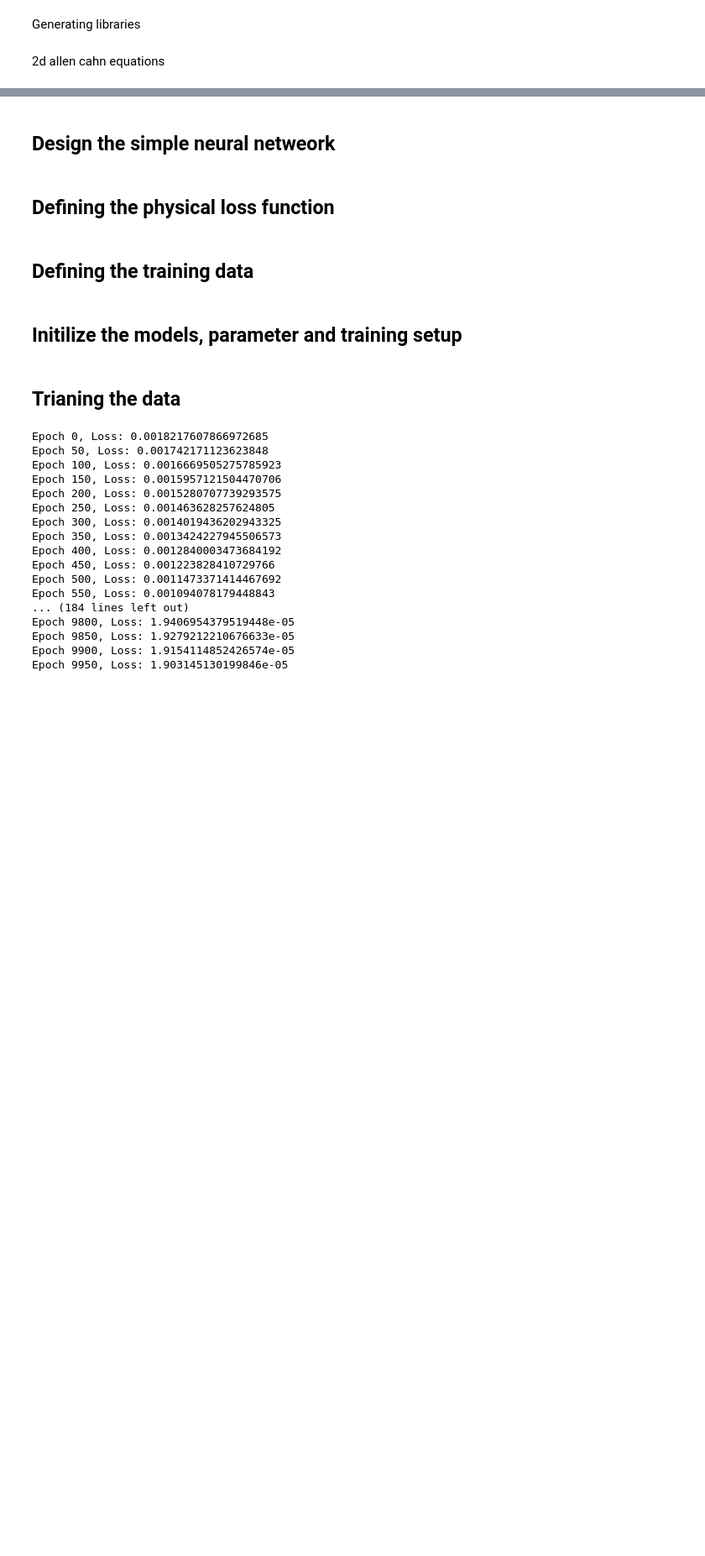
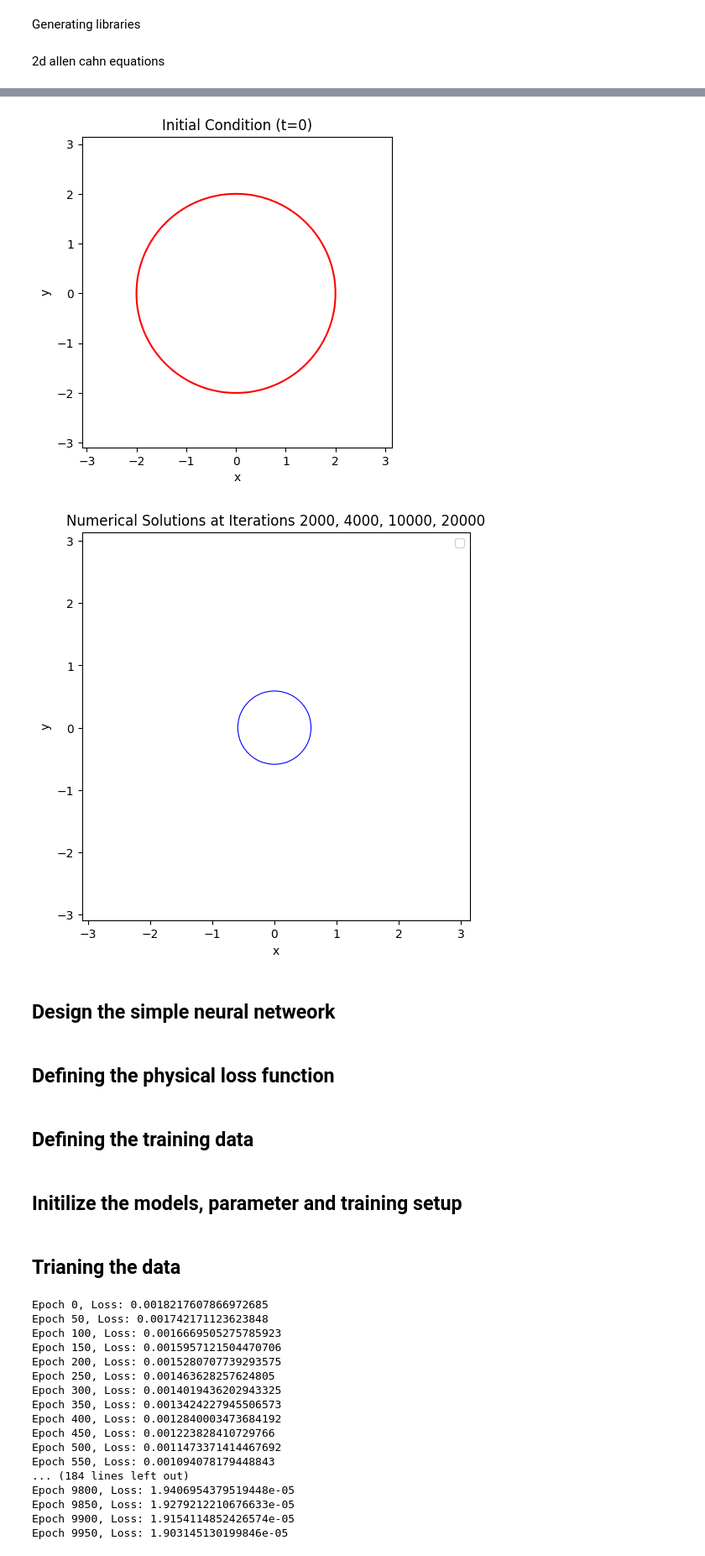
Before and after one commit to manjudhital/master_thesis, a Jupyter notebook: phasefield/phasefield_ac.ipynb, the cells around one changed output, grey strips where cells are left out. Shown at 84% size. Cells and saved outputs as stored; diff of their text form; code cells hidden in the pictures; blank space fills up the shorter version.

```diff
--- a/phasefield/phasefield_ac.ipynb
+++ b/phasefield/phasefield_ac.ipynb
@@ -139,3 +151,57 @@ Initial and final conditions saved as:
+# %%
+import jax
+import jax.numpy as jnp
+import matplotlib.pyplot as plt
+
+# Initial condition
+uk = jnp.tanh((2 - jnp.sqrt(xx**2 + yy**2)) / (jnp.sqrt(2) * epsillon))
+
+# Verify initial condition
+plt.figure()
+plt.contour(x, y, jnp.real(uk.T), [0], colors='red')
+plt.gca().set_aspect('equal', adjustable='box')
+plt.title("Initial Condition (t=0)")
+plt.xlabel("x")
+plt.ylabel("y")
+plt.show()
+
+snapshot_mask = jnp.zeros(20001, dtype=bool).at[jnp.array([20000])].set(True)
+
+def allen_cahn_step(state, iter_idx):
+    uk, snapshots = state  # Unpack the state
+    u = jnp.real(uk)  # Real part for computation
+    s_hat = jnp.fft.fft2(cahn * u - dt * (u**3 - 3 * u))
+    v_hat = s_hat / (cahn + dt * (2 + cahn * (pp2 + qq2)))
+    uk_next = jnp.fft.ifft2(v_hat)
+
+    # Save snapshot if the mask is true
+    snapshots = snapshots.at[iter_idx].set(jnp.where(snapshot_mask[iter_idx], jnp.real(uk_next), snapshots[iter_idx]))
+
+    return (jnp.real(uk_next), snapshots), None
+
+
+# Initialize the snapshots array
+snapshots = jnp.zeros((20001, *uk.shape), dtype=jnp.float32)
+
+
+
+# Run the simulation
+(uk_final, snapshots), _ = jax.lax.scan(allen_cahn_step, (uk, snapshots), jnp.arange(20001))
+
+plt.figure(figsize=(8, 6))
+for iter, color in zip([20000,], ['blue']):
+    u_plot = snapshots[iter]  # Retrieve the snapshot
+    plt.contour(x, y, u_plot.T, levels=[0], colors=color, linewidths=0.8, label=f"Iter {iter}")
+
+plt.gca().set_aspect('equal', adjustable='box')
+plt.title("Numerical Solutions at Iterations 2000, 4000, 10000, 20000")
+plt.xlabel("x")
+plt.ylabel("y")
+plt.legend()
+plt.show()
+# %% [output]
+[figure, added]
+[figure, added]
 # %%
 import jax
 import jax.numpy as jnp
```
Also changed, not shown: parts of 1 cell of this notebook, 6 other files.
